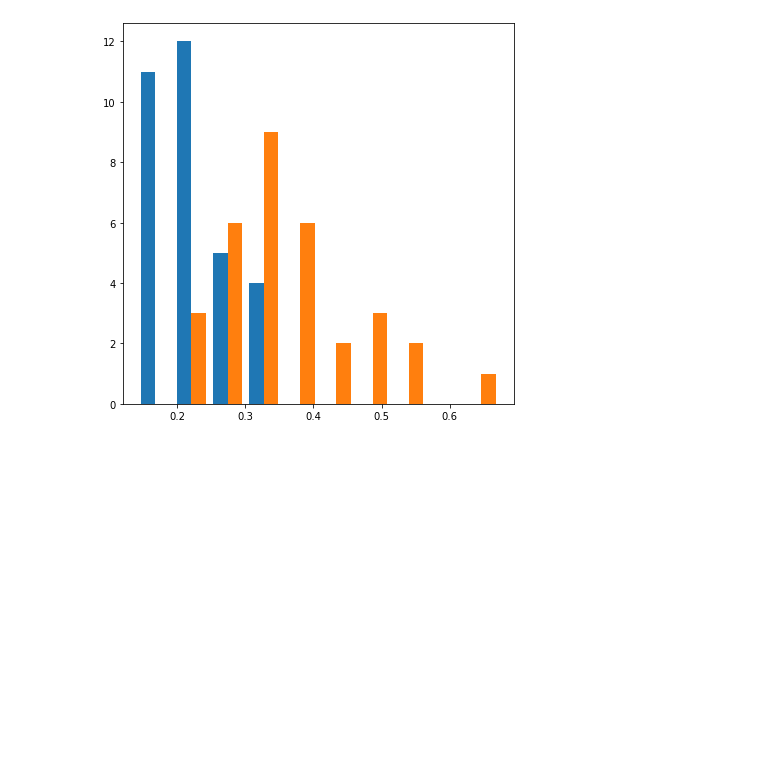
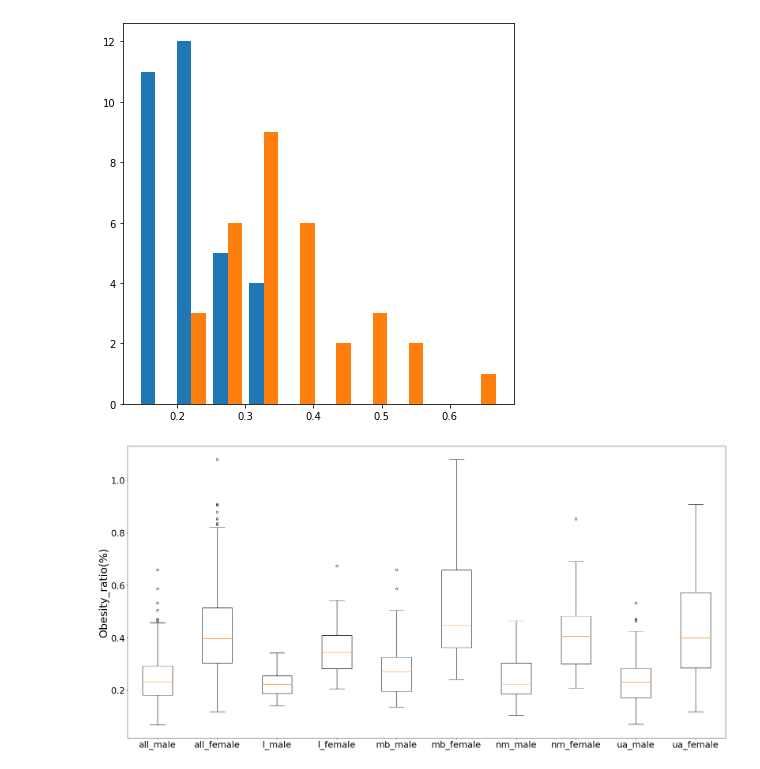
Before and after one commit to Houxiantao/QM-coursework, a Jupyter notebook: boxplot.ipynb, the cells around one changed output. Cells and saved outputs as stored; diff of their text form; code cells hidden in the pictures; blank space fills up the shorter version.

Commit message:
new figure

```diff
--- a/boxplot.ipynb
+++ b/boxplot.ipynb
@@ -145,3 +143,15 @@ plt.hist([box_1,box_2])
 plt.savefig('male vs female hist1',dpi=200,bbox_inches='tight')
 # %% [output]
 [figure]
+# %%
+figure_width, figure_height = 30,15
+plt.figure(figsize=(figure_width,figure_height))
+box_1,box_2,box_3,box_4,box_5,box_6,box_7,box_8,box_9,box_10=data1['ALL men'],data1['All women'],l_m,l_f,m_m,m_f,n_m,n_f,u_m,u_f
+labels='all_male','all_female','l_male','l_female','mb_male','mb_female','nm_male','nm_female','ua_male','ua_female'
+plt.ylabel('Obesity_ratio(%)',fontsize=30)
+plt.xticks(fontsize=25)
+plt.yticks(fontsize=25)
+plt.boxplot([box_1,box_2,box_3,box_4,box_5,box_6,box_7,box_8,box_9,box_10],notch=False, labels = labels)
+plt.savefig('male vs female in all and different authority',dpi=300,bbox_inches='tight')
+# %% [output]
+[figure, added]
```
Also changed, not shown: parts of 1 cell of this notebook, 1 other file.
